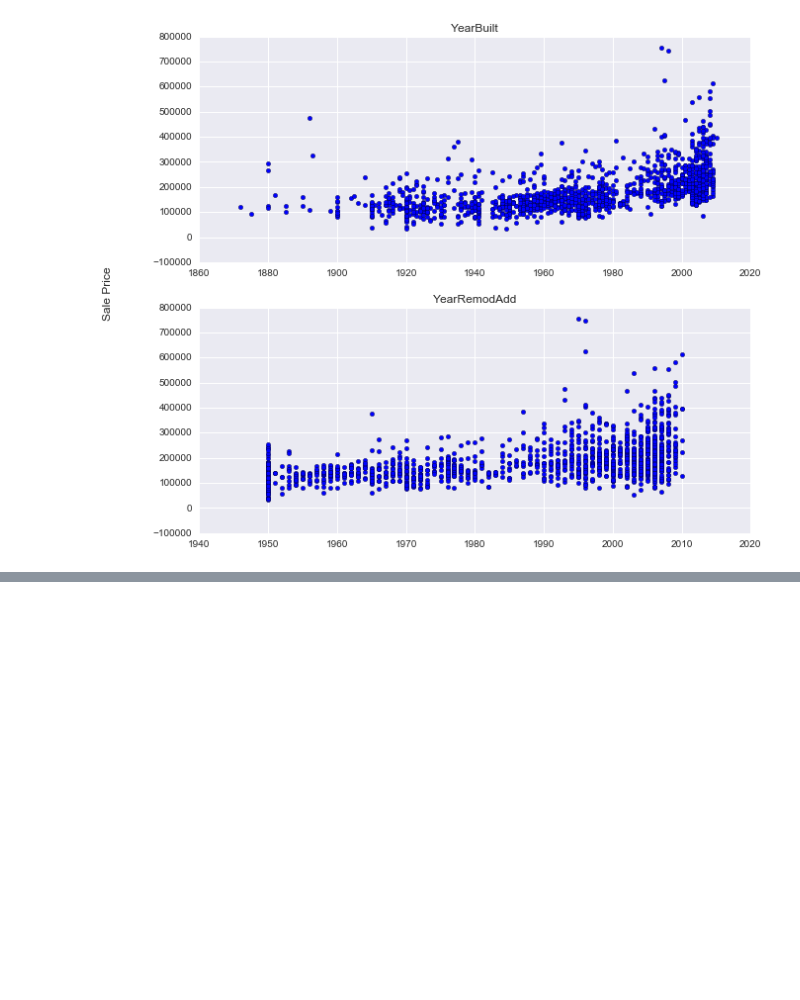
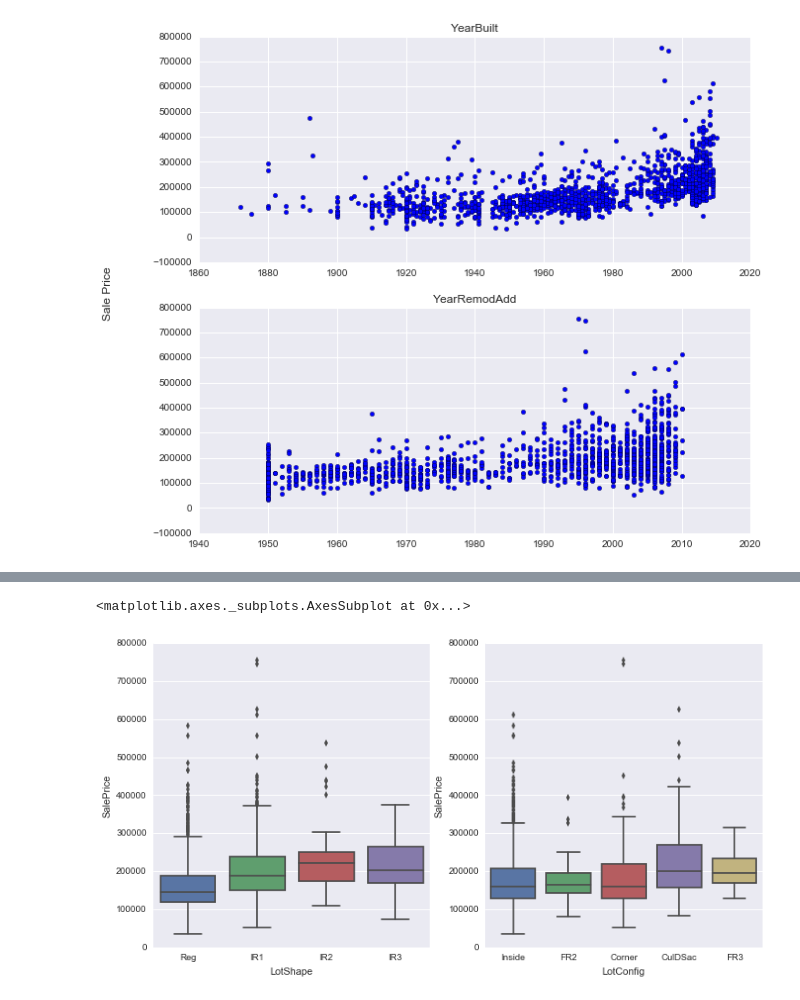
Before and after one commit to rajashreebaradur/Kaggle_HousePrices, a Jupyter notebook: getting_cleaning_data.ipynb, the cells around one changed output, grey strips where cells are left out. Drawn from its saved outputs; the diff is of its cells as text; code cells hidden in the pictures; blank space fills up the shorter version.

```diff
--- a/getting_cleaning_data.ipynb
+++ b/getting_cleaning_data.ipynb
@@ -235,0 +253,8 @@ fig.text(-0.01, 0.5, 'Sale Price', va='center', rotation='vertical', fontsize =
+# %%
+# Type of lot - shape and configuration
+fig, ax = plt.subplots(1, 2, figsize=(12, 6))
+sns.boxplot('LotShape', 'SalePrice', data=df, ax=ax[0])
+sns.boxplot('LotConfig', 'SalePrice', data=df, ax=ax[1])
+# %% [output]
+<matplotlib.axes._subplots.AxesSubplot at 0x...>
+[figure, added]
```
Also changed, not shown: parts of 7 cells of this notebook.
